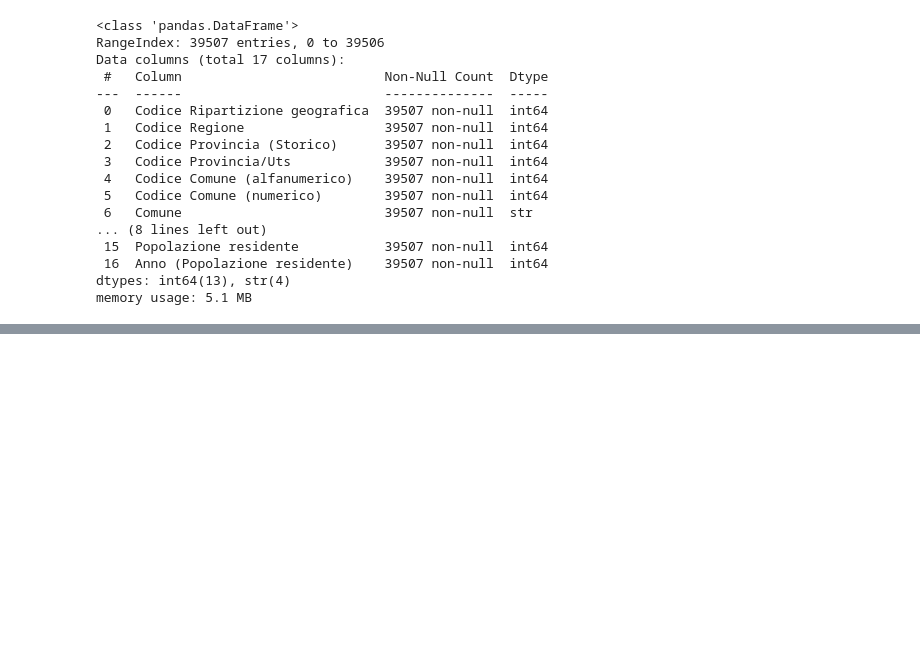
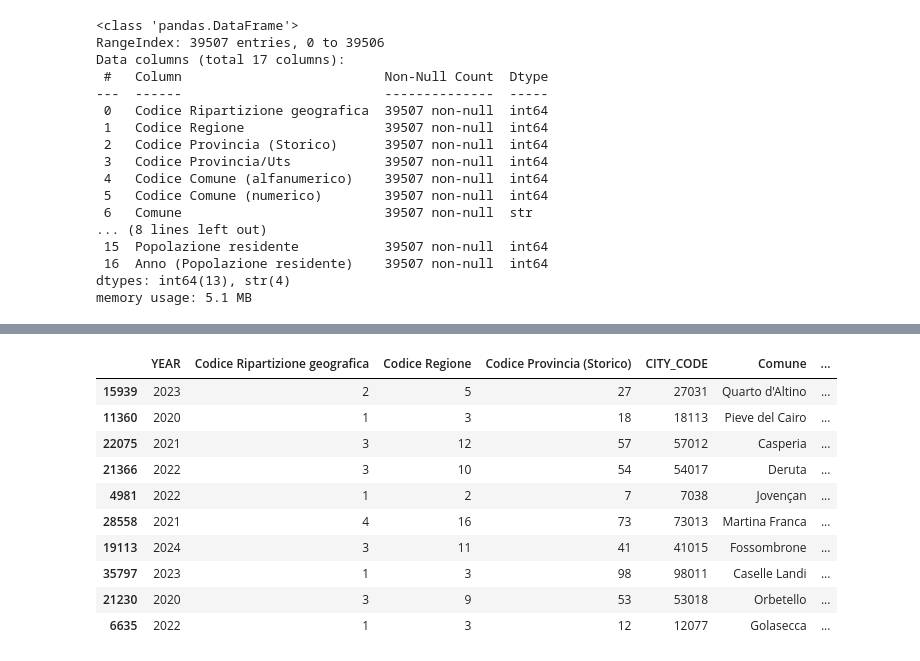
Before and after one commit to MarcoTosoni/boolean_project, a Jupyter notebook: data_analysis.ipynb, the cells around one changed output, grey strips where cells are left out. Cells and saved outputs as stored; diff of their text form; code cells hidden in the pictures; blank space fills up the shorter version.

Commit message:
joined in crashes_cities and cleaned it

```diff
--- a/data_analysis.ipynb
+++ b/data_analysis.ipynb
@@ -254,0 +273,2 @@ memory usage: 5.1 MB
+# %%
+crashes = crashes[crashes['CITY_CODE']!=41032]
@@ -254,0 +330,2 @@ memory usage: 5.1 MB
+# %%
+crashes = crashes[~((crashes['CITY_CODE']==18002) & (crashes['YEAR']==2023))]
@@ -254,0 +339,6 @@ memory usage: 5.1 MB
+# %%
+crashes_cities = crashes.merge(cities,how='left',left_on=['CITY_CODE','YEAR'],right_on=['Codice Comune (numerico)','Anno (Superficie)'])
+crashes_cities = crashes_cities[['YEAR','Codice Ripartizione geografica','Codice Regione','Codice Provincia (Storico)',
+                                 'CITY_CODE','Comune','Capoluogo di Provincia/Uts','Capoluogo di Regione',
+                                 'Superficie (Kmq)','Popolazione residente','ROADACC','KILLED','INJURED']]
+crashes_cities.info()
@@ -254,0 +366,14 @@ memory usage: 5.1 MB
+# %%
+crashes_cities.sample(10)
+# %% [output]
+|  | YEAR | Codice Ripartizione geografica | Codice Regione | Codice Provincia (Storico) | CITY_CODE | Comune | ... |
+| 15939 | 2023 | 2 | 5 | 27 | 27031 | Quarto d'Altino | ... |
+| 11360 | 2020 | 1 | 3 | 18 | 18113 | Pieve del Cairo | ... |
+| 22075 | 2021 | 3 | 12 | 57 | 57012 | Casperia | ... |
+| 21366 | 2022 | 3 | 10 | 54 | 54017 | Deruta | ... |
+| 4981 | 2022 | 1 | 2 | 7 | 7038 | Jovençan | ... |
+| 28558 | 2021 | 4 | 16 | 73 | 73013 | Martina Franca | ... |
+| 19113 | 2024 | 3 | 11 | 41 | 41015 | Fossombrone | ... |
+| 35797 | 2023 | 1 | 3 | 98 | 98011 | Caselle Landi | ... |
+| 21230 | 2020 | 3 | 9 | 53 | 53018 | Orbetello | ... |
+| 6635 | 2022 | 1 | 3 | 12 | 12077 | Golasecca | ... |
```
Also changed, not shown: parts of 17 cells of this notebook.
